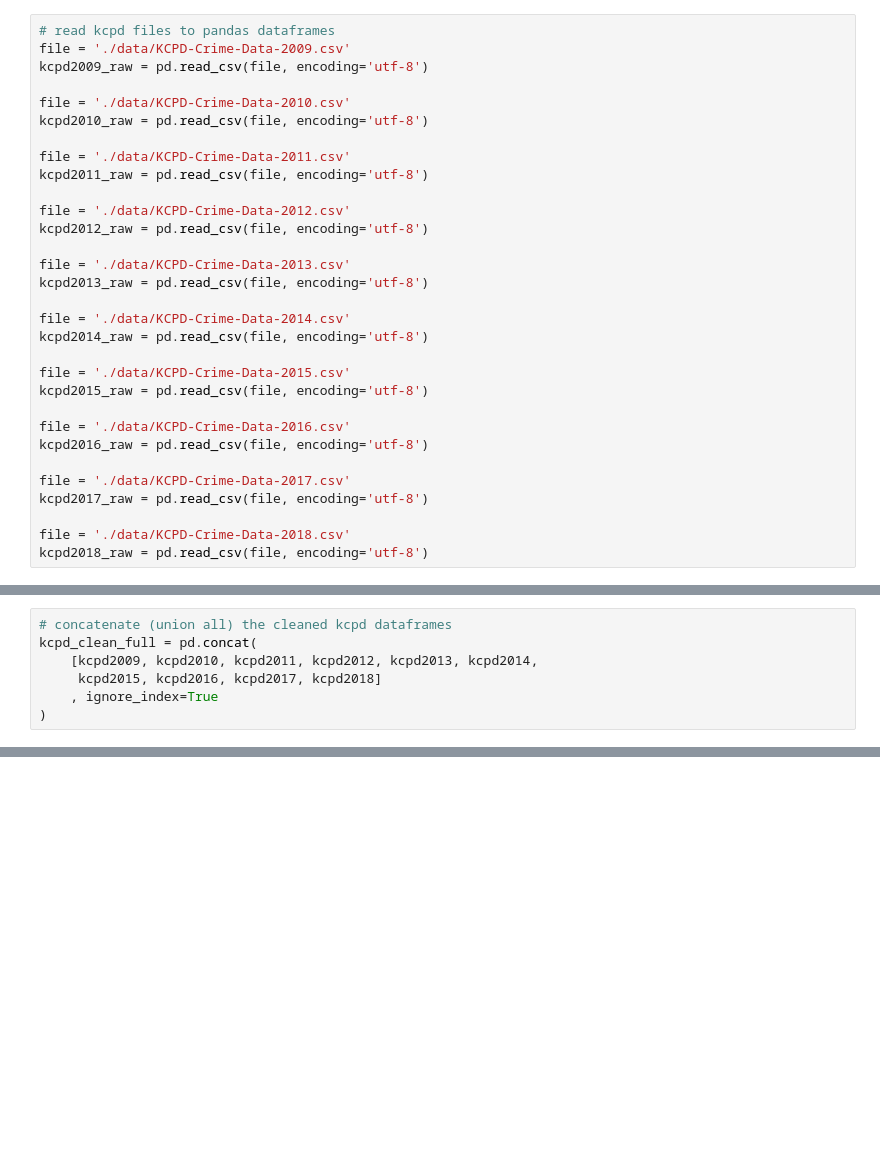
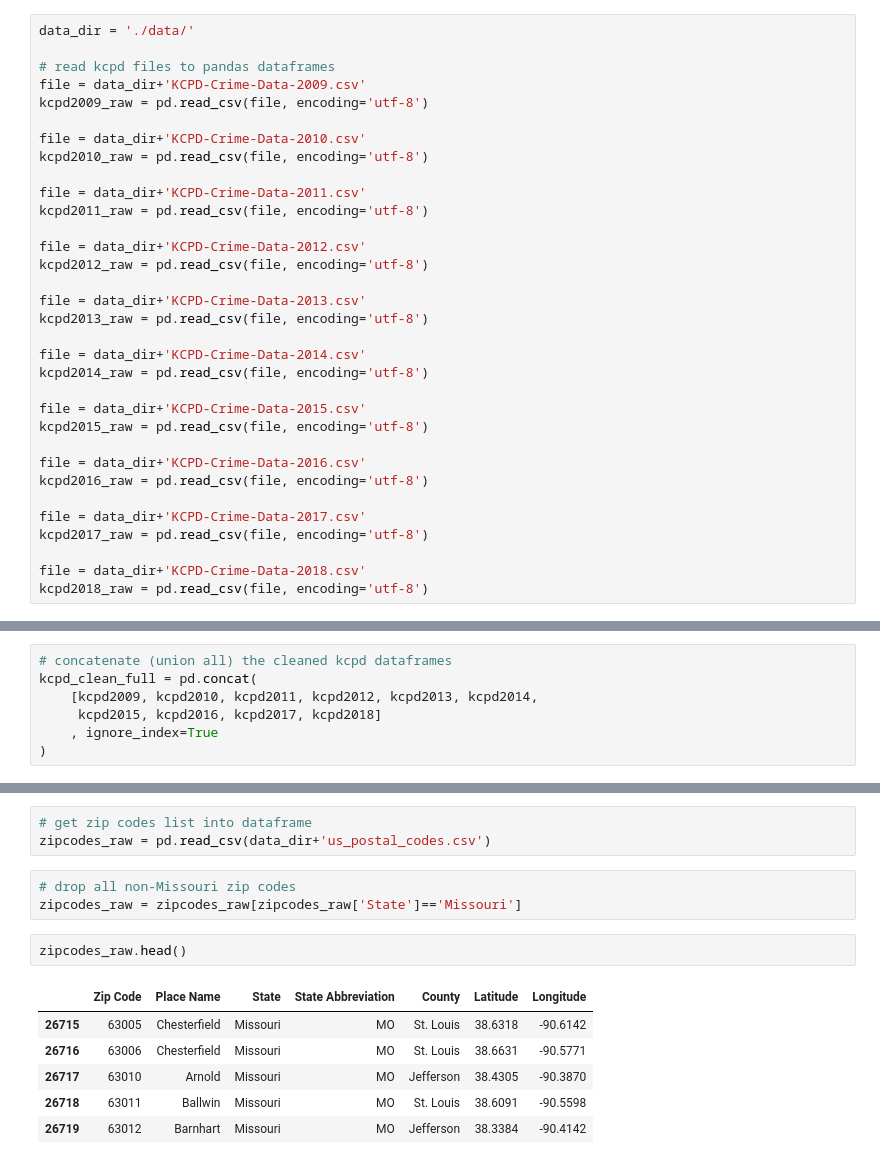
Before and after one commit to eMediaCode/KCAILCrime, a Jupyter notebook: charmon_kcpd_data_prep.ipynb, the cells around one changed output, grey strips where cells are left out. Cells and saved outputs as stored; diff of their text form; blank space fills up the shorter version.

```diff
--- a/charmon_kcpd_data_prep.ipynb
+++ b/charmon_kcpd_data_prep.ipynb
@@ -86,33 +95,35 @@ SKIP_download_files()
 # %%
+data_dir = './data/'
+
 # read kcpd files to pandas dataframes
-file = './data/KCPD-Crime-Data-2009.csv'
+file = data_dir+'KCPD-Crime-Data-2009.csv'
 kcpd2009_raw = pd.read_csv(file, encoding='utf-8')
 
-file = './data/KCPD-Crime-Data-2010.csv'
+file = data_dir+'KCPD-Crime-Data-2010.csv'
 kcpd2010_raw = pd.read_csv(file, encoding='utf-8')
 
-file = './data/KCPD-Crime-Data-2011.csv'
+file = data_dir+'KCPD-Crime-Data-2011.csv'
 kcpd2011_raw = pd.read_csv(file, encoding='utf-8')
 
-file = './data/KCPD-Crime-Data-2012.csv'
+file = data_dir+'KCPD-Crime-Data-2012.csv'
 kcpd2012_raw = pd.read_csv(file, encoding='utf-8')
 
-file = './data/KCPD-Crime-Data-2013.csv'
+file = data_dir+'KCPD-Crime-Data-2013.csv'
 kcpd2013_raw = pd.read_csv(file, encoding='utf-8')
 
-file = './data/KCPD-Crime-Data-2014.csv'
+file = data_dir+'KCPD-Crime-Data-2014.csv'
 kcpd2014_raw = pd.read_csv(file, encoding='utf-8')
 
-file = './data/KCPD-Crime-Data-2015.csv'
+file = data_dir+'KCPD-Crime-Data-2015.csv'
 kcpd2015_raw = pd.read_csv(file, encoding='utf-8')
 
-file = './data/KCPD-Crime-Data-2016.csv'
+file = data_dir+'KCPD-Crime-Data-2016.csv'
 kcpd2016_raw = pd.read_csv(file, encoding='utf-8')
 
-file = './data/KCPD-Crime-Data-2017.csv'
+file = data_dir+'KCPD-Crime-Data-2017.csv'
 kcpd2017_raw = pd.read_csv(file, encoding='utf-8')
 
-file = './data/KCPD-Crime-Data-2018.csv'
+file = data_dir+'KCPD-Crime-Data-2018.csv'
 kcpd2018_raw = pd.read_csv(file, encoding='utf-8')
 # %%
 kcpd2009_raw.columns
@@ -267,0 +403,15 @@ import re
+# %%
+# get zip codes list into dataframe
+zipcodes_raw = pd.read_csv(data_dir+'us_postal_codes.csv')
+# %%
+# drop all non-Missouri zip codes
+zipcodes_raw = zipcodes_raw[zipcodes_raw['State']=='Missouri']
+# %%
+zipcodes_raw.head()
+# %% [output]
+|  | Zip Code | Place Name | State | State Abbreviation | County | Latitude | Longitude |
+| 26715 | 63005 | Chesterfield | Missouri | MO | St. Louis | 38.6318 | -90.6142 |
+| 26716 | 63006 | Chesterfield | Missouri | MO | St. Louis | 38.6631 | -90.5771 |
+| 26717 | 63010 | Arnold | Missouri | MO | Jefferson | 38.4305 | -90.3870 |
+| 26718 | 63011 | Ballwin | Missouri | MO | St. Louis | 38.6091 | -90.5598 |
+| 26719 | 63012 | Barnhart | Missouri | MO | Jefferson | 38.3384 | -90.4142 |
```
Also changed, not shown: parts of 24 cells of this notebook.
